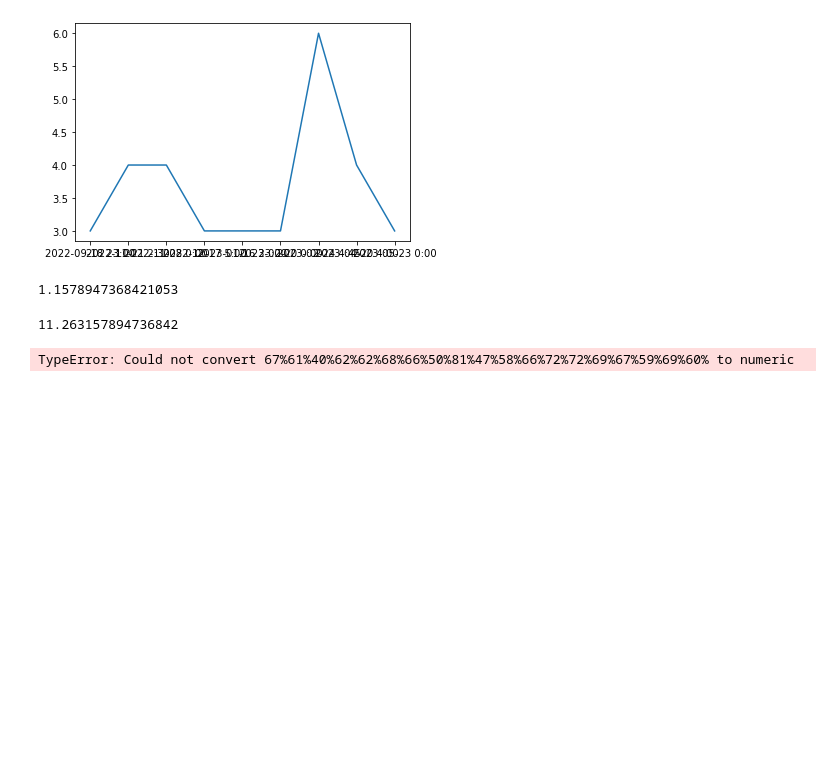
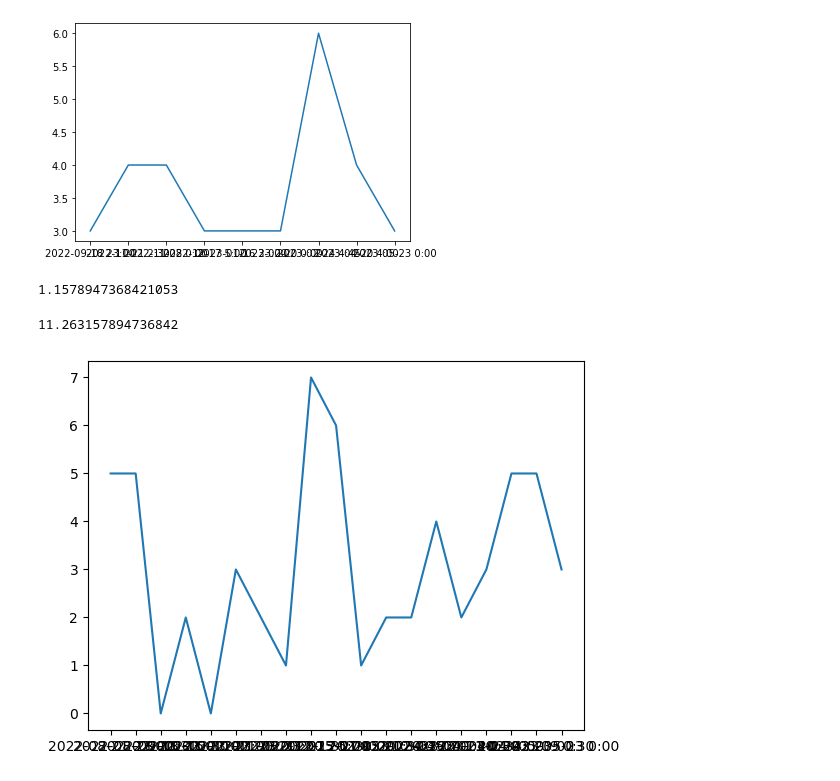
Before and after one commit to cjdrudco/KKC_Python_Project, a Jupyter notebook: Untitled.ipynb, the cells around one changed output. Saved outputs shown, nothing was run; the diff lists cells and outputs as text; code cells hidden in the pictures; blank space fills up the shorter version.

```diff
--- a/Untitled.ipynb
+++ b/Untitled.ipynb
@@ -229,6 +229,19 @@ dfName['슈팅'].mean()
 # %% [output]
 11.263157894736842
 # %%
-dfName['볼점유율'].mean()
+from matplotlib import pyplot as plt
+import pandas as pd
-# %% [output]
-TypeError: Could not convert 67%61%40%62%62%68%66%50%81%47%58%66%72%72%69%67%59%69%60% to numeric
+# %%
+df = pd.read_csv("data.csv", encoding='cp949')
+
+teamName = '맨시티'
+score = df['득점']
+name = df[df['홈'] == teamName]
+teamScore = name['득점']
+time = name['시간']
+x = time
+y = teamScore
+plt.plot(x, y)
+plt.show()
+# %% [output]
+[figure, added]
```
Also changed, not shown: parts of 6 cells of this notebook, 1 other file.
